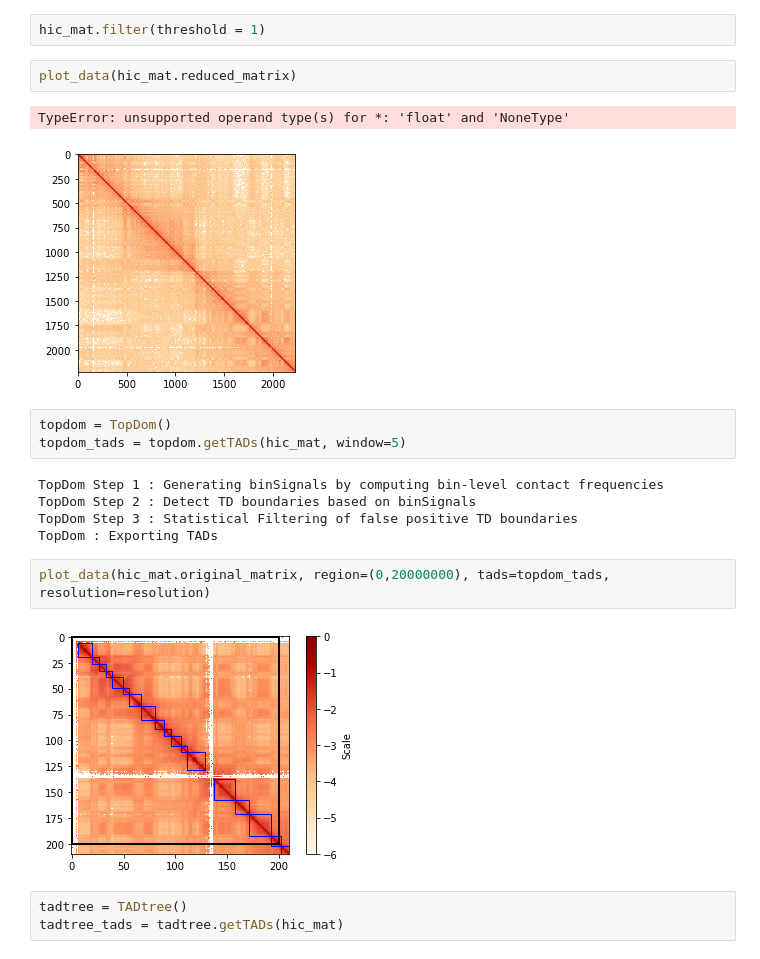
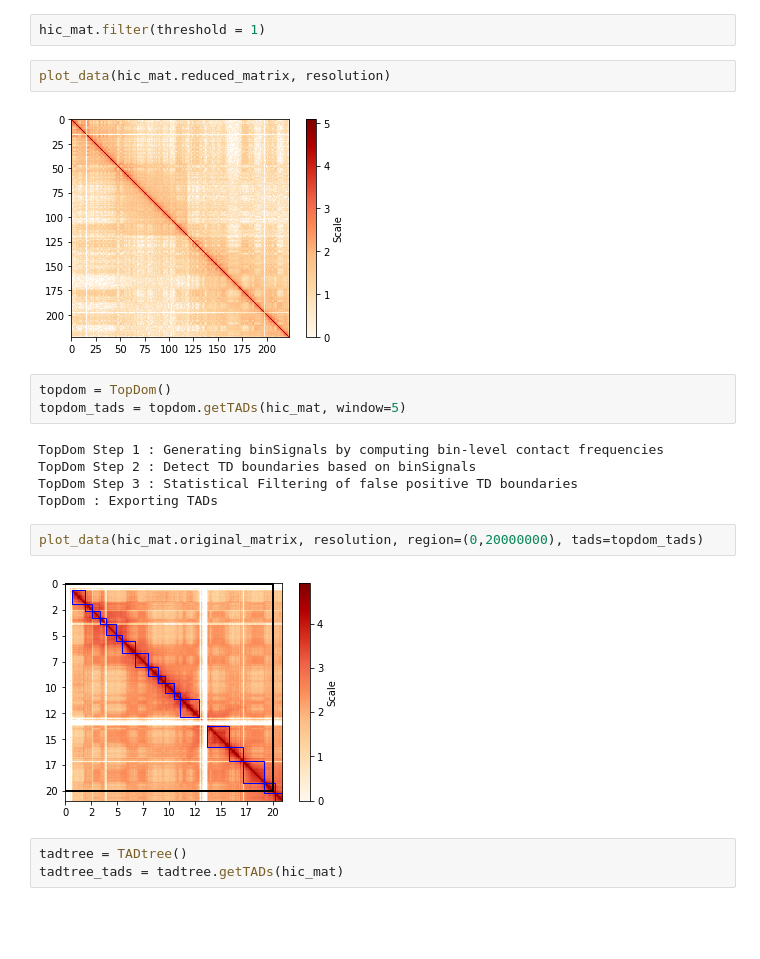
Before and after one commit to meet-eu-21/Team-SA1, a Jupyter notebook: TAD_tutorial.ipynb, the cells around one changed output. Saved outputs shown, nothing was run; the diff lists cells and outputs as text; blank space fills up the shorter version.

```diff
--- a/TAD_tutorial.ipynb
+++ b/TAD_tutorial.ipynb
@@ -16,10 +16,9 @@ hic_mat = Hicmat(data_path, resolution)
 # %%
 hic_mat.filter(threshold = 1)
 # %%
-plot_data(hic_mat.reduced_matrix)
+plot_data(hic_mat.reduced_matrix, resolution)
 # %% [output]
-TypeError: unsupported operand type(s) for *: 'float' and 'NoneType'
-[figure, old version]
+[figure, new version]
 # %%
 topdom = TopDom()
 topdom_tads = topdom.getTADs(hic_mat, window=5)
@@ -29,9 +28,9 @@ TopDom Step 2 : Detect TD boundaries based on binSignals
 TopDom Step 3 : Statistical Filtering of false positive TD boundaries
 TopDom : Exporting TADs
 # %%
-plot_data(hic_mat.original_matrix, region=(0,20000000), tads=topdom_tads, resolution=resolution)
+plot_data(hic_mat.original_matrix, resolution, region=(0,20000000), tads=topdom_tads)
 # %% [output]
-[figure, old version]
+[figure, new version]
 # %%
 tadtree = TADtree()
 tadtree_tads = tadtree.getTADs(hic_mat)
```
Also changed, not shown: parts of 1 cell of this notebook.
